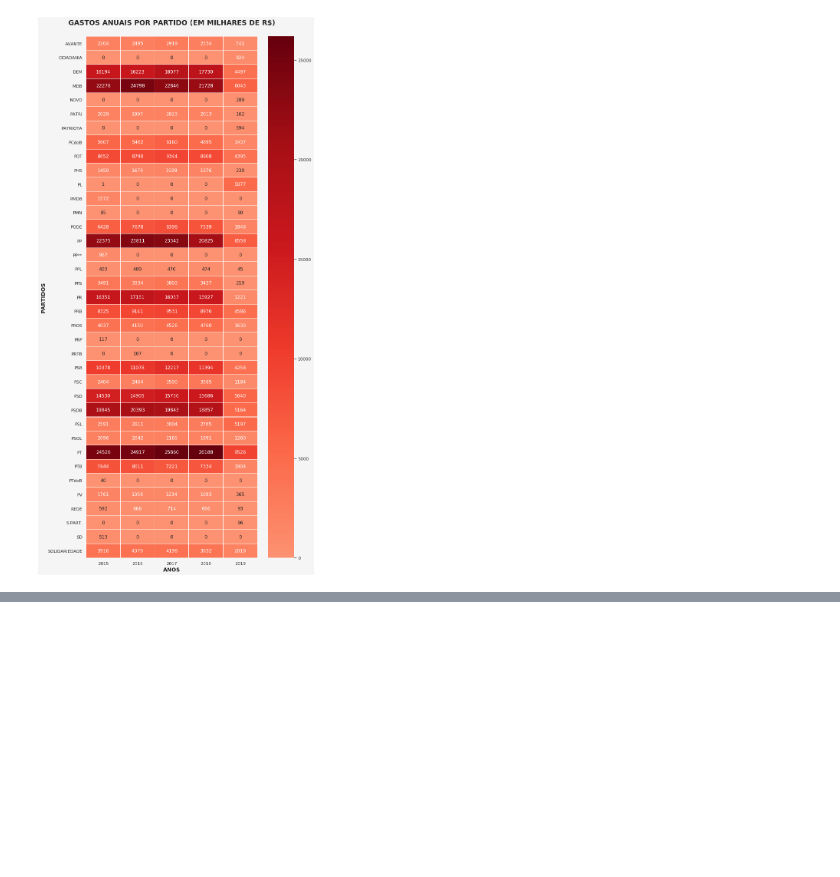
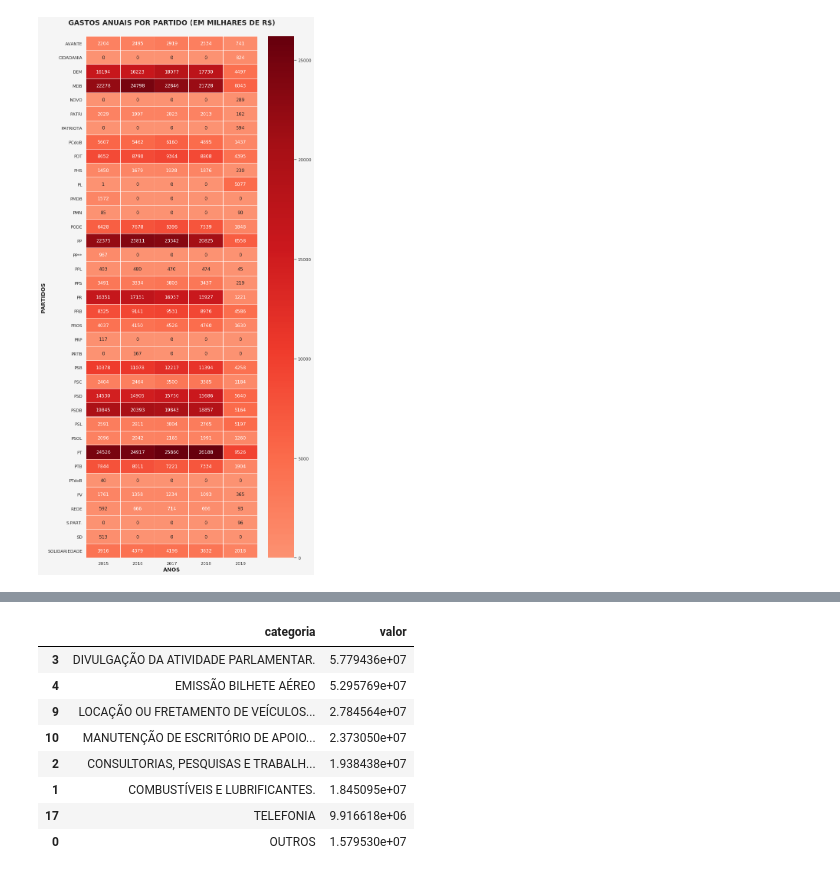
Before and after one commit to clima73/bigdata, a Jupyter notebook: self/analytics.ipynb, the cells around one changed output, grey strips where cells are left out. Cells and saved outputs as stored; diff of their text form; code cells hidden in the pictures; blank space fills up the shorter version.

```diff
--- a/self/analytics.ipynb
+++ b/self/analytics.ipynb
@@ -99,0 +113,18 @@ plt.show()
+# %%
+dfAux = dfCat[:7].copy()
+dfOutros = pd.DataFrame(data = {
+    'categoria' : ['OUTROS'],
+    'valor' : [dfCat['valor'][7:].sum()]
+})
+dfCat = pd.concat([dfAux, dfOutros])
+dfCat
+# %% [output]
+|  | categoria | valor |
+| 3 | DIVULGAÇÃO DA ATIVIDADE PARLAMENTAR. | 5.779436e+07 |
+| 4 | EMISSÃO BILHETE AÉREO | 5.295769e+07 |
+| 9 | LOCAÇÃO OU FRETAMENTO DE VEÍCULOS... | 2.784564e+07 |
+| 10 | MANUTENÇÃO DE ESCRITÓRIO DE APOIO... | 2.373050e+07 |
+| 2 | CONSULTORIAS, PESQUISAS E TRABALH... | 1.938438e+07 |
+| 1 | COMBUSTÍVEIS E LUBRIFICANTES. | 1.845095e+07 |
+| 17 | TELEFONIA | 9.916618e+06 |
+| 0 | OUTROS | 1.579530e+07 |
```
Also changed, not shown: parts of 10 cells of this notebook.
